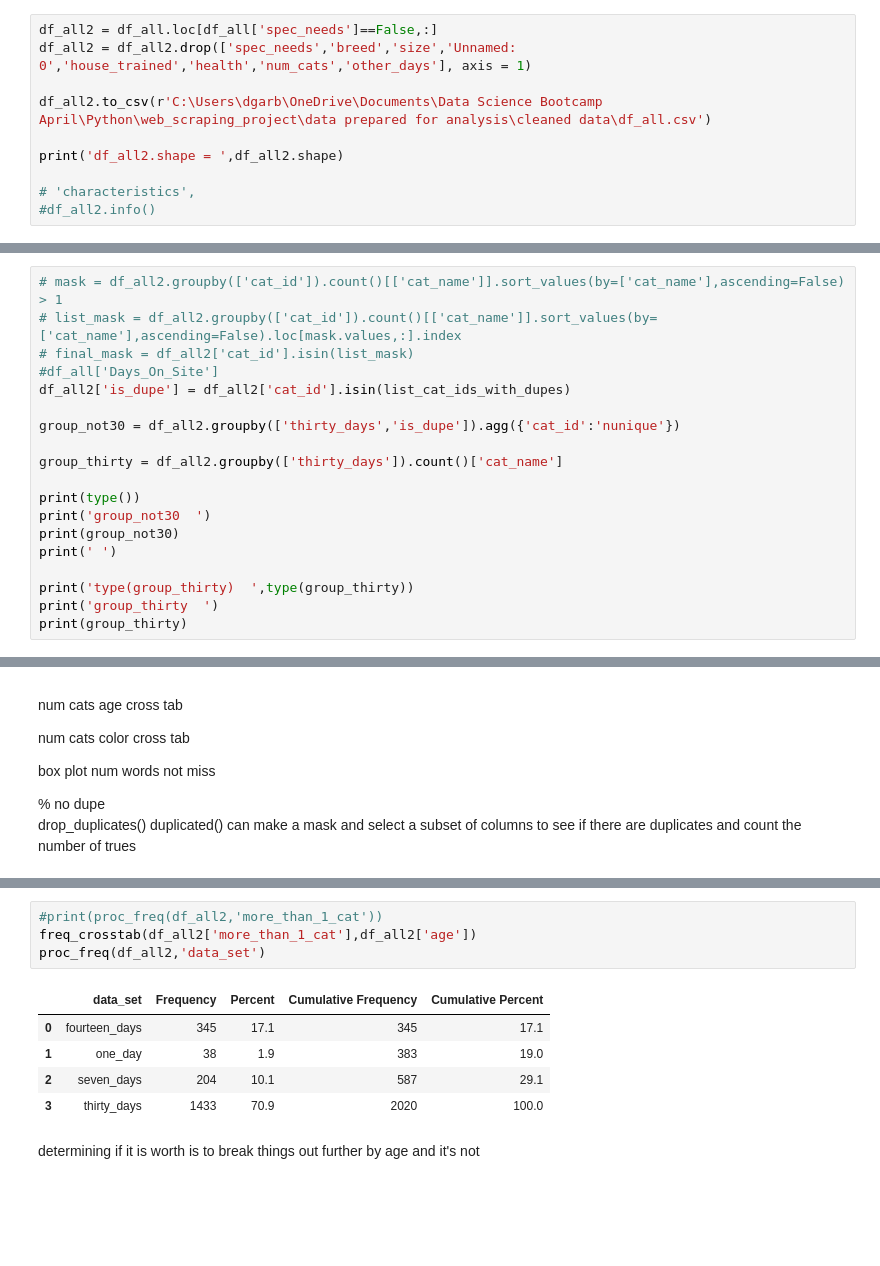
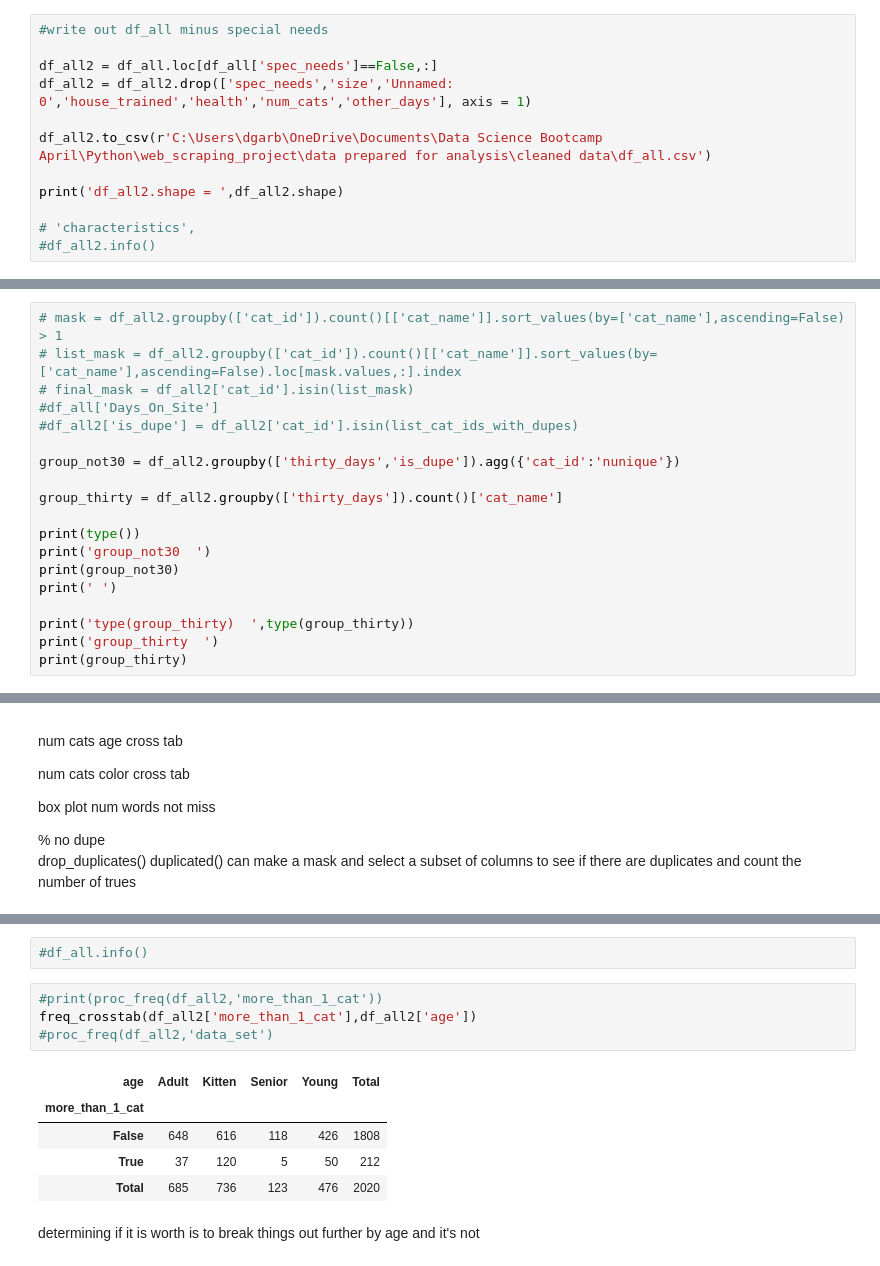
Before and after one commit to dgarbato/petfinder, a Jupyter notebook: juypter notebook code/Analyze data 1.ipynb, the cells around one changed output, grey strips where cells are left out. Cells and saved outputs as stored; diff of their text form; blank space fills up the shorter version.

```diff
--- a/juypter notebook code/Analyze data 1.ipynb
+++ b/juypter notebook code/Analyze data 1.ipynb
@@ -178,8 +218,10 @@ days on site length 2138
 # %% [markdown]
 write out data
 # %%
+#write out df_all minus special needs
+
 df_all2 = df_all.loc[df_all['spec_needs']==False,:]
-df_all2 = df_all2.drop(['spec_needs','breed','size','Unnamed: 0','house_trained','health','num_cats','other_days'], axis = 1)
+df_all2 = df_all2.drop(['spec_needs','size','Unnamed: 0','house_trained','health','num_cats','other_days'], axis = 1)
 
 df_all2.to_csv(r'C:\Users\dgarb\OneDrive\Documents\Data Science Bootcamp April\Python\web_scraping_project\data prepared for analysis\cleaned data\df_all.csv')
 
@@ -334,7 +373,7 @@ pct_of_totalcats   0.10617977528089888
 # list_mask = df_all2.groupby(['cat_id']).count()[['cat_name']].sort_values(by=['cat_name'],ascending=False).loc[mask.values,:].index
 # final_mask = df_all2['cat_id'].isin(list_mask)
 #df_all['Days_On_Site']
-df_all2['is_dupe'] = df_all2['cat_id'].isin(list_cat_ids_with_dupes)
+#df_all2['is_dupe'] = df_all2['cat_id'].isin(list_cat_ids_with_dupes)
 
 group_not30 = df_all2.groupby(['thirty_days','is_dupe']).agg({'cat_id':'nunique'})
 
@@ -453,13 +470,15 @@ memory usage: 465.7+ KB
+# %%
+#df_all.info()
 # %%
 #print(proc_freq(df_all2,'more_than_1_cat'))
 freq_crosstab(df_all2['more_than_1_cat'],df_all2['age'])
-proc_freq(df_all2,'data_set')
+#proc_freq(df_all2,'data_set')
 # %% [output]
-|  | data_set | Frequency | Percent | Cumulative Frequency | Cumulative Percent |
-| 0 | fourteen_days | 345 | 17.1 | 345 | 17.1 |
-| 1 | one_day | 38 | 1.9 | 383 | 19.0 |
-| 2 | seven_days | 204 | 10.1 | 587 | 29.1 |
-| 3 | thirty_days | 1433 | 70.9 | 2020 | 100.0 |
+| age | Adult | Kitten | Senior | Young | Total |
+| more_than_1_cat |  |  |  |  |  |
+| False | 648 | 616 | 118 | 426 | 1808 |
+| True | 37 | 120 | 5 | 50 | 212 |
+| Total | 685 | 736 | 123 | 476 | 2020 |
 # %% [markdown]
 
 
```
Also changed, not shown: parts of 73 cells of this notebook, 34 other files.
